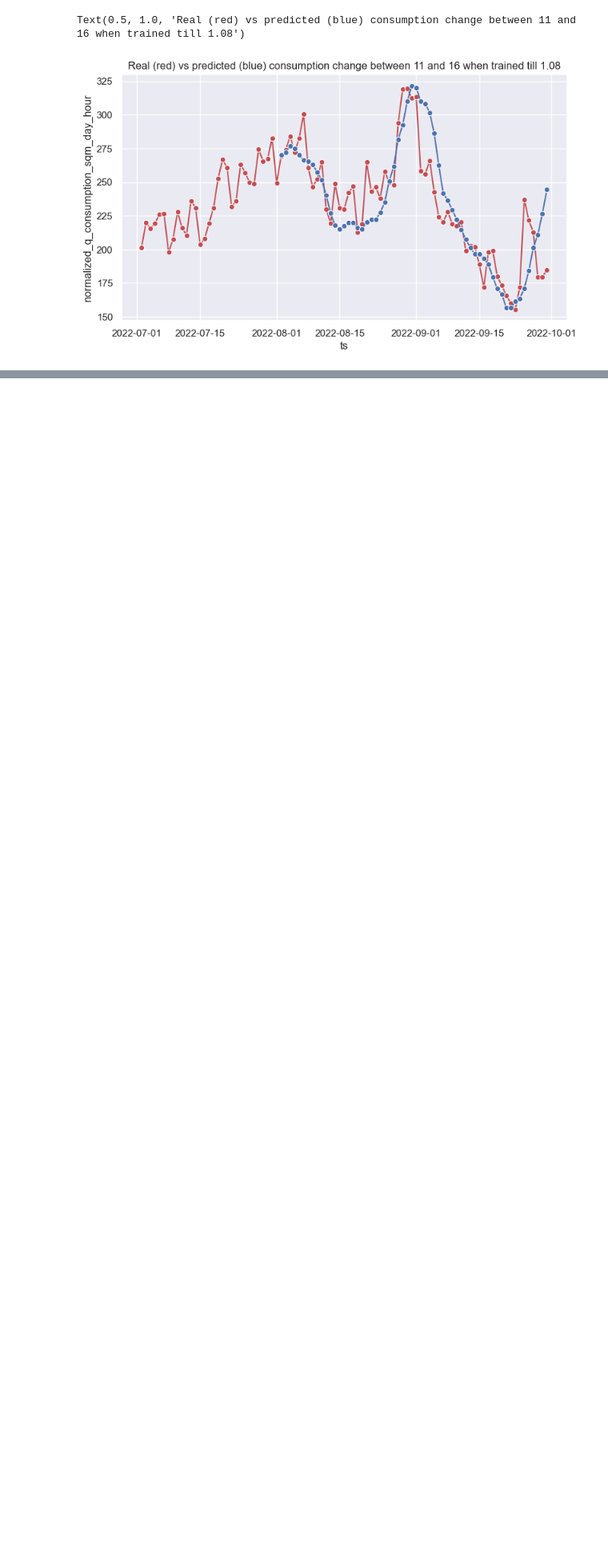
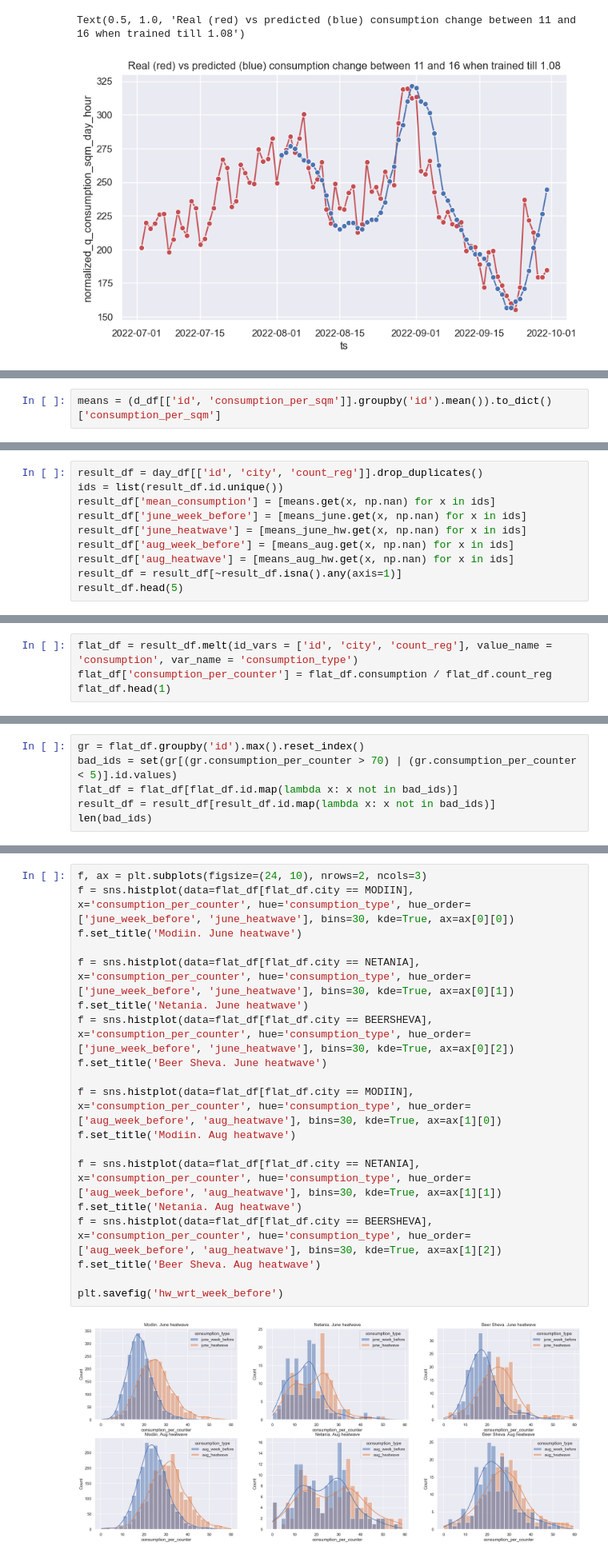
Before and after one commit to shtota/iec, a Jupyter notebook: analysis_modiin.ipynb, the cells around one changed output, grey strips where cells are left out. Shown at 80% size. Cells and saved outputs as stored; diff of their text form; blank space fills up the shorter version.

```diff
--- a/analysis_modiin.ipynb
+++ b/analysis_modiin.ipynb
@@ -382,0 +468,2 @@ Text(0.5, 1.0, 'Real (red) vs predicted (blue) consumption change between 11 and
+# %%
+means = (d_df[['id', 'consumption_per_sqm']].groupby('id').mean()).to_dict()['consumption_per_sqm']
@@ -382,0 +488,10 @@ Text(0.5, 1.0, 'Real (red) vs predicted (blue) consumption change between 11 and
+# %%
+result_df = day_df[['id', 'city', 'count_reg']].drop_duplicates()
+ids = list(result_df.id.unique())
+result_df['mean_consumption'] = [means.get(x, np.nan) for x in ids]
+result_df['june_week_before'] = [means_june.get(x, np.nan) for x in ids]
+result_df['june_heatwave'] = [means_june_hw.get(x, np.nan) for x in ids]
+result_df['aug_week_before'] = [means_aug.get(x, np.nan) for x in ids]
+result_df['aug_heatwave'] = [means_aug_hw.get(x, np.nan) for x in ids]
+result_df = result_df[~result_df.isna().any(axis=1)]
+result_df.head(5)
@@ -382,0 +513,4 @@ Text(0.5, 1.0, 'Real (red) vs predicted (blue) consumption change between 11 and
+# %%
+flat_df = result_df.melt(id_vars = ['id', 'city', 'count_reg'], value_name = 'consumption', var_name = 'consumption_type')
+flat_df['consumption_per_counter'] = flat_df.consumption / flat_df.count_reg
+flat_df.head(1)
@@ -382,0 +520,6 @@ Text(0.5, 1.0, 'Real (red) vs predicted (blue) consumption change between 11 and
+# %%
+gr = flat_df.groupby('id').max().reset_index()
+bad_ids = set(gr[(gr.consumption_per_counter > 70) | (gr.consumption_per_counter < 5)].id.values)
+flat_df = flat_df[flat_df.id.map(lambda x: x not in bad_ids)]
+result_df = result_df[result_df.id.map(lambda x: x not in bad_ids)]
+len(bad_ids)
@@ -382,0 +528,21 @@ Text(0.5, 1.0, 'Real (red) vs predicted (blue) consumption change between 11 and
+# %%
+f, ax = plt.subplots(figsize=(24, 10), nrows=2, ncols=3)
+f = sns.histplot(data=flat_df[flat_df.city == MODIIN], x='consumption_per_counter', hue='consumption_type', hue_order=['june_week_before', 'june_heatwave'], bins=30, kde=True, ax=ax[0][0])
+f.set_title('Modiin. June heatwave')
+
+f = sns.histplot(data=flat_df[flat_df.city == NETANIA], x='consumption_per_counter', hue='consumption_type', hue_order=['june_week_before', 'june_heatwave'], bins=30, kde=True, ax=ax[0][1])
+f.set_title('Netania. June heatwave')
+f = sns.histplot(data=flat_df[flat_df.city == BEERSHEVA], x='consumption_per_counter', hue='consumption_type', hue_order=['june_week_before', 'june_heatwave'], bins=30, kde=True, ax=ax[0][2])
+f.set_title('Beer Sheva. June heatwave')
+
+f = sns.histplot(data=flat_df[flat_df.city == MODIIN], x='consumption_per_counter', hue='consumption_type', hue_order=['aug_week_before', 'aug_heatwave'], bins=30, kde=True, ax=ax[1][0])
+f.set_title('Modiin. Aug heatwave')
+
+f = sns.histplot(data=flat_df[flat_df.city == NETANIA], x='consumption_per_counter', hue='consumption_type', hue_order=['aug_week_before', 'aug_heatwave'], bins=30, kde=True, ax=ax[1][1])
+f.set_title('Netania. Aug heatwave')
+f = sns.histplot(data=flat_df[flat_df.city == BEERSHEVA], x='consumption_per_counter', hue='consumption_type', hue_order=['aug_week_before', 'aug_heatwave'], bins=30, kde=True, ax=ax[1][2])
+f.set_title('Beer Sheva. Aug heatwave')
+
+plt.savefig('hw_wrt_week_before')
+# %% [output]
+[figure, added]
```
Also changed, not shown: parts of 27 cells of this notebook, 1 other file.
